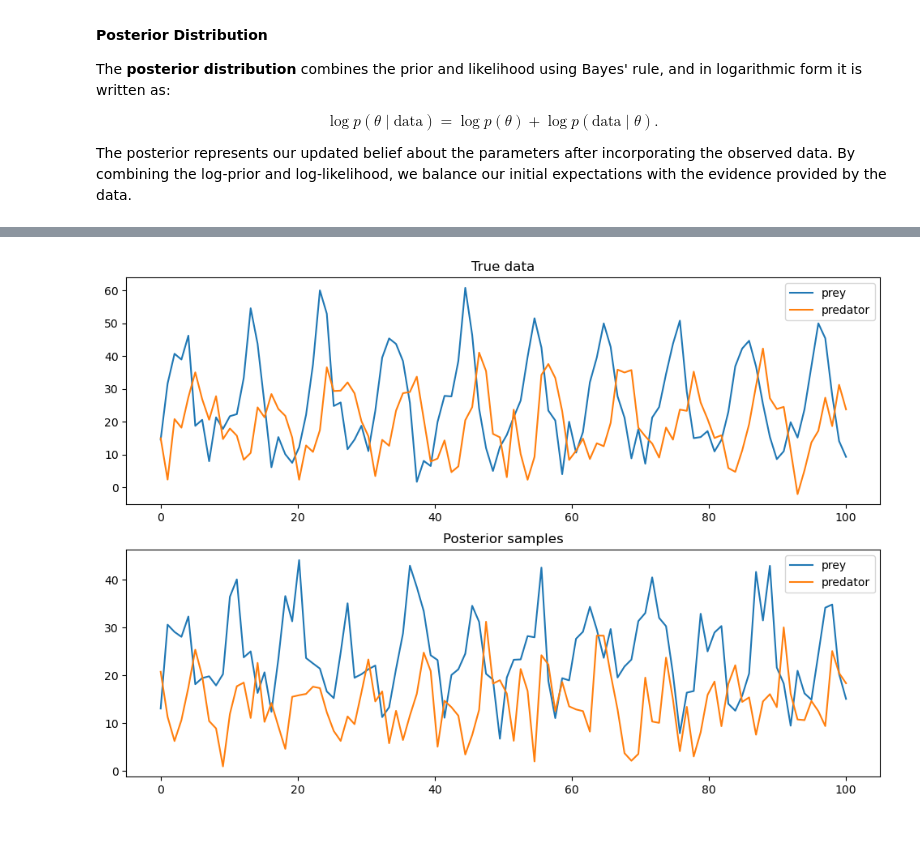
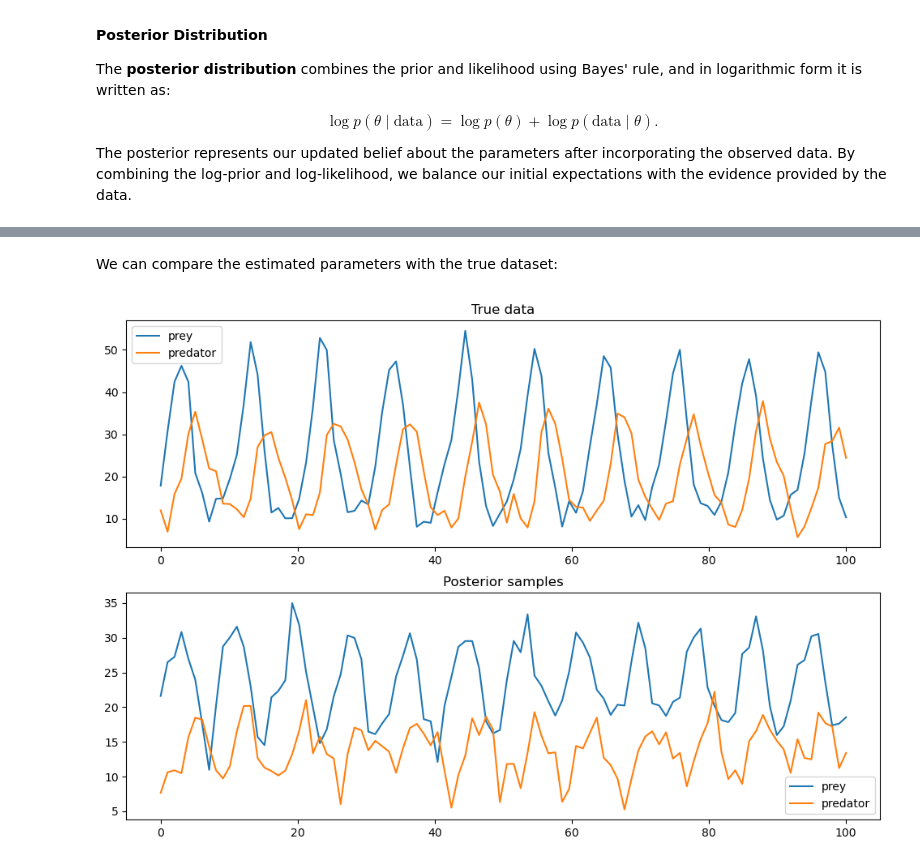
Before and after one commit to wogus00/bayesic-ode-estimator, a Jupyter notebook: sample.ipynb, the cells around one changed output, grey strips where cells are left out. Saved outputs shown, nothing was run; the diff lists cells and outputs as text; code cells hidden in the pictures; blank space fills up the shorter version.

```diff
--- a/sample.ipynb
+++ b/sample.ipynb
@@ -107,7 +108,7 @@ sol_true = bayesic_ode_estimator.simulate_lotka_volterra(
 lv_clean = sol_true.y.T
 
 np.random.seed(123)
-data_observed = lv_clean + np.random.normal(scale=5.0, size=lv_clean.shape)
+data_observed = lv_clean + np.random.normal(scale=2.0, size=lv_clean.shape)
 # %%
 #plot data_observed and lv_clean
 plt.figure(figsize=(12, 4))
@@ -336,24 +250,0 @@ from bayesic_ode_estimator.samplers import metropolis_hastings_single_chain
-# %%
-# 1) "True" parameters & data generation
-alpha_true, beta_true, delta_true, gamma_true = 0.8, 0.04, 0.02, 0.5
-params = [alpha_true, beta_true, delta_true, gamma_true]
-x0_given, y0_given = 20.0, 10.0
-
-t_eval = np.linspace(0, 100, 100)
-sol_true = simulate_lotka_volterra(
-    params=params,
-    t_span=(t_eval[0], t_eval[-1]),
-    y0=[x0_given, y0_given],
-    t_eval=t_eval
-)
-
-lv_clean = sol_true.y.T
-
-np.random.seed(123)
-data_observed = lv_clean + np.random.normal(scale=5.0, size=lv_clean.shape)
-
-#plot
-plt.plot(t_eval, data_observed[:, 0], label='Prey (True)')
-plt.plot(t_eval, data_observed[:, 1], label='Predator (True)')
-plt.legend()
-plt.show()
@@ -452,36 +256,38 @@ True values: alpha=0.80, beta=0.040, delta=0.020, gamma=0.50
+# %% [markdown]
+We can compare the estimated parameters with the true dataset:
 # %%
-post_alpha, post_beta, post_delta, post_gamma = post_mean
-post_alpha_sd, post_beta_sd, post_delta_sd, post_gamma_sd = post_std
+post_alpha, post_beta, post_delta, post_gamma = posterior_mean
+post_alpha_sd, post_beta_sd, post_delta_sd, post_gamma_sd = posterior_sd
 
 post_x0, post_y0 = x0_given, y0_given
 # try to simulate the model with the posterior mean
 
-sol_post = simulate_lotka_volterra(
+sol_post = bayesic_ode_estimator.simulate_lotka_volterra(
     params=[post_alpha, post_beta, post_delta, post_gamma],
     t_span=(t_eval[0], t_eval[-1]),
     y0=[post_x0, post_y0],
     t_eval=t_eval
 )
 
-lv_post = sol_post.y.T + np.random.normal(scale=5.0, size=lv_clean.shape)
+lv_post = sol_post.y.T + np.random.normal(scale=2.0, size=lv_clean.shape)
 
 # plot data_observed vs posterior samples in two plots with titles
 plt.figure(figsize=(12, 8))
 plt.subplot(2, 1, 1)
 plt.plot(t_eval, data_observed[:, 0], label='prey')
 plt.plot(t_eval, data_observed[:, 1], label='predator')
 plt.title("True data")
 plt.legend()
 
 plt.subplot(2, 1, 2)
 plt.plot(t_eval, lv_post[:, 0], label='prey')
 plt.plot(t_eval, lv_post[:, 1], label='predator')
 
 plt.title("Posterior samples")
 plt.legend()
 plt.show()
 # %% [output]
-[figure, old version]
+[figure, new version]
 # %%
 # plot the true data vs the posterior mean
 plt.figure(figsize=(12, 8))
```
Also changed, not shown: parts of 18 cells of this notebook, 6 other files.
